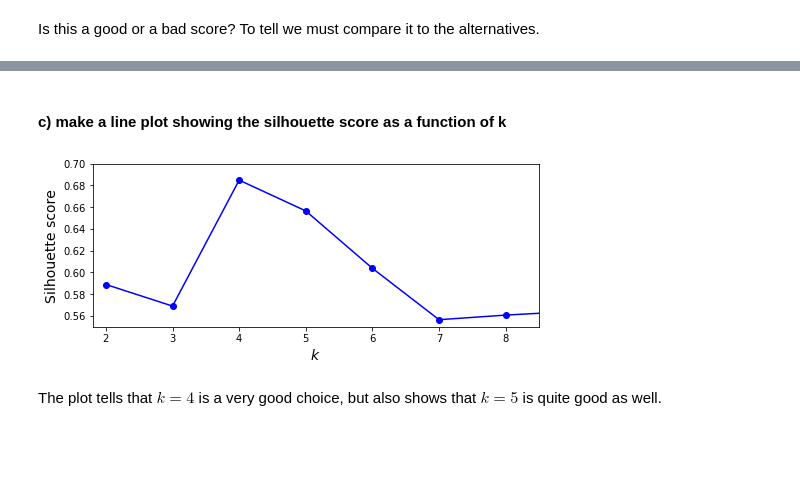
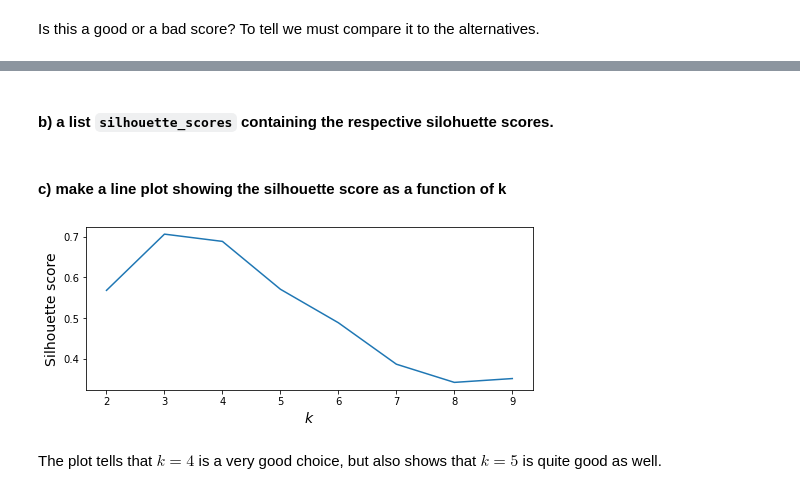
Before and after one commit to orchidalgia/CBM101, a Jupyter notebook: F_Machine_learning/1_Unsupervised-Learning/2_Clustering_modified.ipynb, the cells around one changed output, grey strips where cells are left out. Drawn from its saved outputs; the diff is of its cells as text; code cells hidden in the pictures; blank space fills up the shorter version.

```diff
--- a/F_Machine_learning/1_Unsupervised-Learning/2_Clustering_modified.ipynb
+++ b/F_Machine_learning/1_Unsupervised-Learning/2_Clustering_modified.ipynb
@@ -133 +147,5 @@ plt.show()
+# %%
+# Exercise data
+
+X, y = make_blobs(n_samples=200, centers=5, random_state=16, cluster_std=1)
 # %% [markdown]
@@ -134,0 +154,8 @@ plt.show()
+# %%
+# a)
+model = KMeans(5, random_state=0)
+model.fit(X)
+
+y = model.predict(X)
+
+centroids = model.cluster_centers_
@@ -295,3 +323,15 @@ Is this a good or a bad score? To tell we must compare it to the alternatives.
+# %%
+# a)
+kmeans_per_k = []
+for k in range(1,10):
+    kmeans_per_k.append(KMeans(n_clusters=k, random_state=42).fit(X))
+# %% [markdown]
+#### b) a list `silhouette_scores` containing the respective silohuette scores.
+# %%
+# b)
+silhouette_scores = []
+for model in kmeans_per_k[1:]:
+    silhouette_scores.append([silhouette_score(X, model.labels_)])
 # %%
 # %load solutions/ex2_2a.py
 kmeans_per_k = [KMeans(n_clusters=k, random_state=42).fit(X)
@@ -305,13 +345,13 @@ silhouette_scores = [silhouette_score(X, model.labels_)
 # %%
 # %load solutions/ex2_2c.py
 plt.figure(figsize=(8, 3))
-plt.plot(range(2, 10), silhouette_scores, "bo-")
+plt.plot(range(2, 10), silhouette_scores)
 plt.xlabel("$k$", fontsize=14)
 plt.ylabel("Silhouette score", fontsize=14)
-plt.axis([1.8, 8.5, 0.55, 0.7])
+#plt.axis([1.8, 8.5, 0.55, 0.8])
 plt.show()
 # %% [output]
-[figure, old version]
+[figure, new version]
 # %% [markdown]
 The plot tells that $k=4$ is a very good choice, but also shows that $k=5$ is quite good as well.
 # %% [markdown]
```
Also changed, not shown: parts of 17 cells of this notebook, 7 other files.
